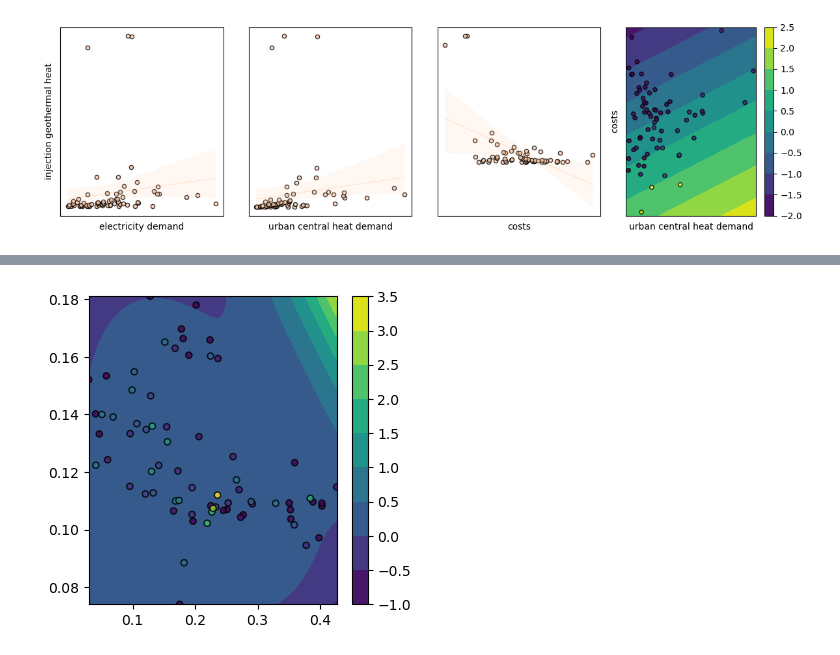
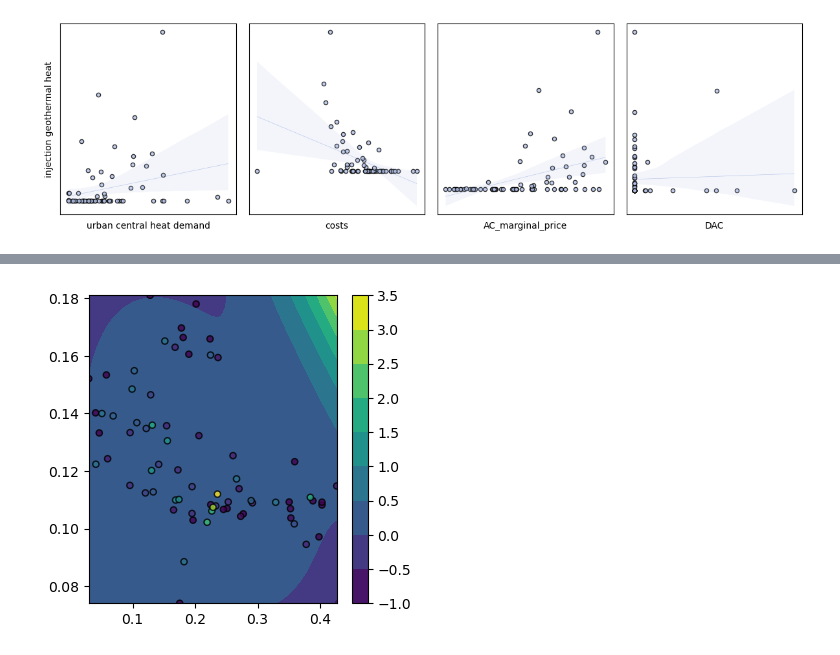
Before and after one commit to LukasFrankenQ/egs_market_integration, a Jupyter notebook: notebooks/plot_correlation.ipynb, the cells around one changed output, grey strips where cells are left out. Saved outputs shown, nothing was run; the diff lists cells and outputs as text; code cells hidden in the pictures.

```diff
--- a/notebooks/plot_correlation.ipynb
+++ b/notebooks/plot_correlation.ipynb
@@ -72,9 +75,6 @@ def get_costs(year):
 from sklearn.preprocessing import StandardScaler, MinMaxScaler
 
 scaler = MinMaxScaler
-# scaler = StandardScaler
-
-
 geo.index.get_level_values(0).unique()
 
 carriers = [
@@ -96,39 +96,64 @@ def match_index(df, name):
     df.columns = [name]
     return df
 
-
 years = {
-    "dh": "2045",
+    "dh": "2040",
     "chp": "2050",
     "elec": "2050",
 }
 
-import seaborn as sns
+
+def prep_data(mode, year):
+
+    data = pd.DataFrame(index=geo.index.get_level_values(0).unique())
+
+    data[carriers] = get_gen(year, mode, carriers)
+    data["electricity demand"] = get_load(year, mode, "electricity")
+    data["urban central heat demand"] = get_load(year, mode, "urban central heat")
+
+    name = "dac_stats"
+    data.loc[:, [name]] = match_index(geo.loc[idx[:, "dac"], idx[:, :, :, :, year, mode, "static", :, :]].copy(), name)
+
+    name = "onwind cp"
+    data.loc[:, [name]] = match_index(geo.loc[idx[:, "onwind"], idx[:, :, :, :, year, mode, "static", :, :]].copy(), name)
+
+    name = "offwind-ac cp"
+    data.loc[:, [name]] = match_index(geo.loc[idx[:, "offwind-ac"], idx[:, :, :, :, year, mode, "static", :, :]].copy(), name)
+
+    name = "solar cp"
+    data.loc[:, [name]] = match_index(geo.loc[idx[:, "solar"], idx[:, :, :, :, year, mode, "static", :, :]].copy(), name)
+
+    name = "AC_marginal_price"
+    data.loc[:, [name]] = match_index(geo.loc[idx[:, name], idx[:, :, :, :, "2020", mode, "static", :, :]].copy(), name)
+
+    name = "uch_marginal_price"
+    data.loc[:, [name]] = match_index(geo.loc[idx[:, name], idx[:, :, :, :, "2020", mode, "static", :, :]].copy(), name)
+
+    # data = data.fillna(0)
+    data["costs"] = get_costs(years[mode])
+
+    data["total cp sum"] = data["onwind cp"] + data["solar cp"]
+    data["total cp mul"] = data["onwind cp"] * data["solar cp"]
+
+    o = StandardScaler().fit_transform(data[['onwind cp']])
+    s = StandardScaler().fit_transform(data[['solar cp']])
+
+    data["total cp manual"] = (o + s)**2
+
+    return data
+
 
 fig, axs = plt.subplots(1, 4, figsize=(12, 3.5))
 
-for i, mode in enumerate(["chp", "elec", "dh"][:1]):
+# modes = ["dh", "elec", "chp"]
+modes = ["elec"]
 
-    data = pd.DataFrame(index=geo.index.get_level_values(0).unique())
+for i, mode in enumerate(modes):
 
-    data[carriers] = get_gen(years[mode], mode, carriers)
 
-    data["electricity demand"] = get_load(years[mode], mode, "electricity")
-    data["urban central heat demand"] = get_load(years[mode], mode, "urban central heat")
-
-    name = "dac_stats"
-    data.loc[:, [name]] = match_index(geo.loc[idx[:, "dac"], idx[:, :, :, :, years[mode], mode, "static", :, :]].copy(), name)
-
-    name = "onwind cp"
-    data.loc[:, [name]] = match_index(geo.loc[idx[:, "onwind"], idx[:, :, :, :, years[mode], mode, "static", :, :]].copy(), name)
-
-    name = "offwind-ac cp"
-    data.loc[:, [name]] = match_index(geo.loc[idx[:, "offwind-ac"], idx[:, :, :, :, years[mode], mode, "static", :, :]].copy(), name)
-
-    name = "solar cp"
-    data.loc[:, [name]] = match_index(geo.loc[idx[:, "solar"], idx[:, :, :, :, years[mode], mode, "static", :, :]].copy(), name)
-
+    data = prep_data(mode, years[mode])
     data = data.fillna(0)
+    data.drop('IT1 4', inplace=True)
 
     # scatter_kwarg = {
     #     "s": 20,
@@ -137,10 +162,6 @@ for i, mode in enumerate(["chp", "elec", "dh"][:1]):
     # }
     # data = pd.DataFrame(scaler().fit_transform(data), columns=data.columns, index=data.index)
 
-    data["total cp"] = data["onwind cp"] * data["solar cp"]
-
-    data["costs"] = get_costs(years[mode])
-
     if mode != "elec":
         data = data.sort_values(by="injection geothermal heat", ascending=True).iloc[:-1]
 
@@ -148,8 +169,9 @@ for i, mode in enumerate(["chp", "elec", "dh"][:1]):
     X = data.drop(columns=["injection geothermal heat"])
 
     # chosen = ["electricity demand", "urban central heat demand", "onwind cp", "solar cp"]
-    chosen = ["electricity demand", "urban central heat demand", "costs"]
-    control_for = ["urban central heat demand", "electricity demand"]
+    # chosen = ["electricity demand", "urban central heat demand", "costs"]
+    chosen = ["urban central heat demand", "costs", "AC_marginal_price", "DAC"]
+    # control_for = ["urban central heat demand", "electricity demand"]
 
     # for col, ax in zip(X.columns, axs.flatten()):
     for i, (col, ax) in enumerate(zip(chosen, axs)):
@@ -185,6 +207,7 @@ for i, mode in enumerate(["chp", "elec", "dh"][:1]):
 
     #################################3
 
+    '''
     scaler = StandardScaler()
 
     data = data.loc[~data["costs"].isna()]
@@ -205,33 +228,36 @@ for i, mode in enumerate(["chp", "elec", "dh"][:1]):
     # scaler = StandardScaler()
     # X = scaler.fit_transform(X)
 
     model.fit(X, y)
 
     buffer = 0.1
     mesh_x, mesh_y = np.meshgrid(
         np.linspace(X[:,0].min() - buffer, X[:,0].max() + buffer, 50),
         np.linspace(X[:,1].min() - buffer, X[:,1].max() + buffer, 50),
     )
     X_plot = np.vstack((mesh_x.flatten(), mesh_y.flatten())).T
 
     y_plot = model.predict(X_plot).flatten()
     # y_plot = np.maximum(0., y_plot)
 
     cbar = axs[3].contourf(mesh_x, mesh_y, y_plot.reshape(mesh_x.shape), cmap="viridis")
     fig.colorbar(cbar)
     axs[3].set_xticks([])
     axs[3].set_yticks([])
     axs[3].scatter(X[:,0], X[:,1], c=y.flatten(), cmap="viridis", edgecolor="k", s=20, alpha=0.8)
     axs[3].set_ylabel("costs")
     axs[3].set_xlabel("urban central heat demand")
     ##############################
+    '''
 
 
 axs[0].set_ylabel("injection geothermal heat")
-for ax in axs[1:3]: ax.set_ylabel("")
-for ax in axs[:3]: ax.grid(True, linestyle="--", alpha=0.5)
+# for ax in axs[1:3]: ax.set_ylabel("")
+# for ax in axs[:3]: ax.grid(True, linestyle="--", alpha=0.5)
+for ax in axs[1:]: ax.set_ylabel("")
+for ax in axs: ax.grid(True, linestyle="--", alpha=0.5)
 
 plt.tight_layout()
 plt.show()
 # %% [output]
-[figure, old version]
+[figure, new version]
```
Also changed, not shown: parts of 10 cells of this notebook, 3 other files.
